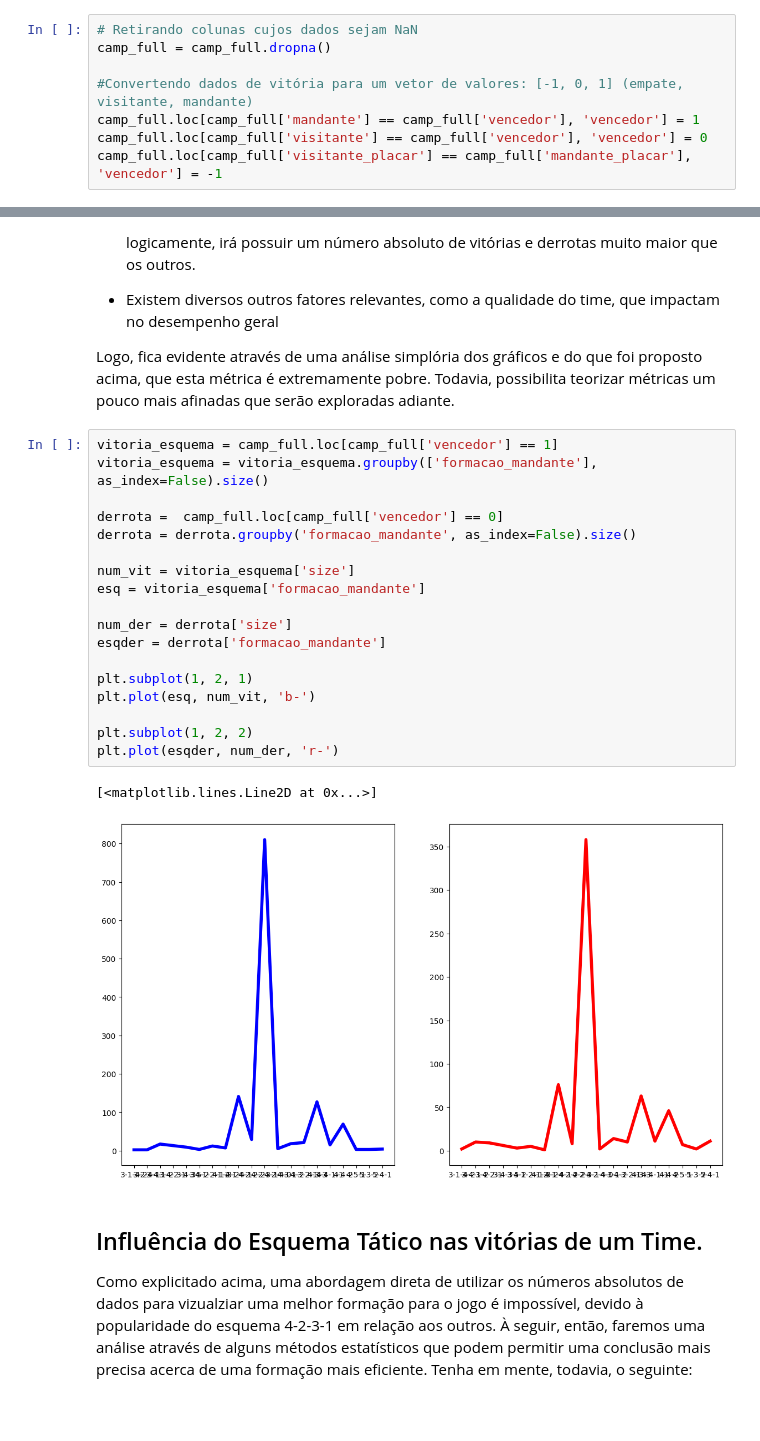
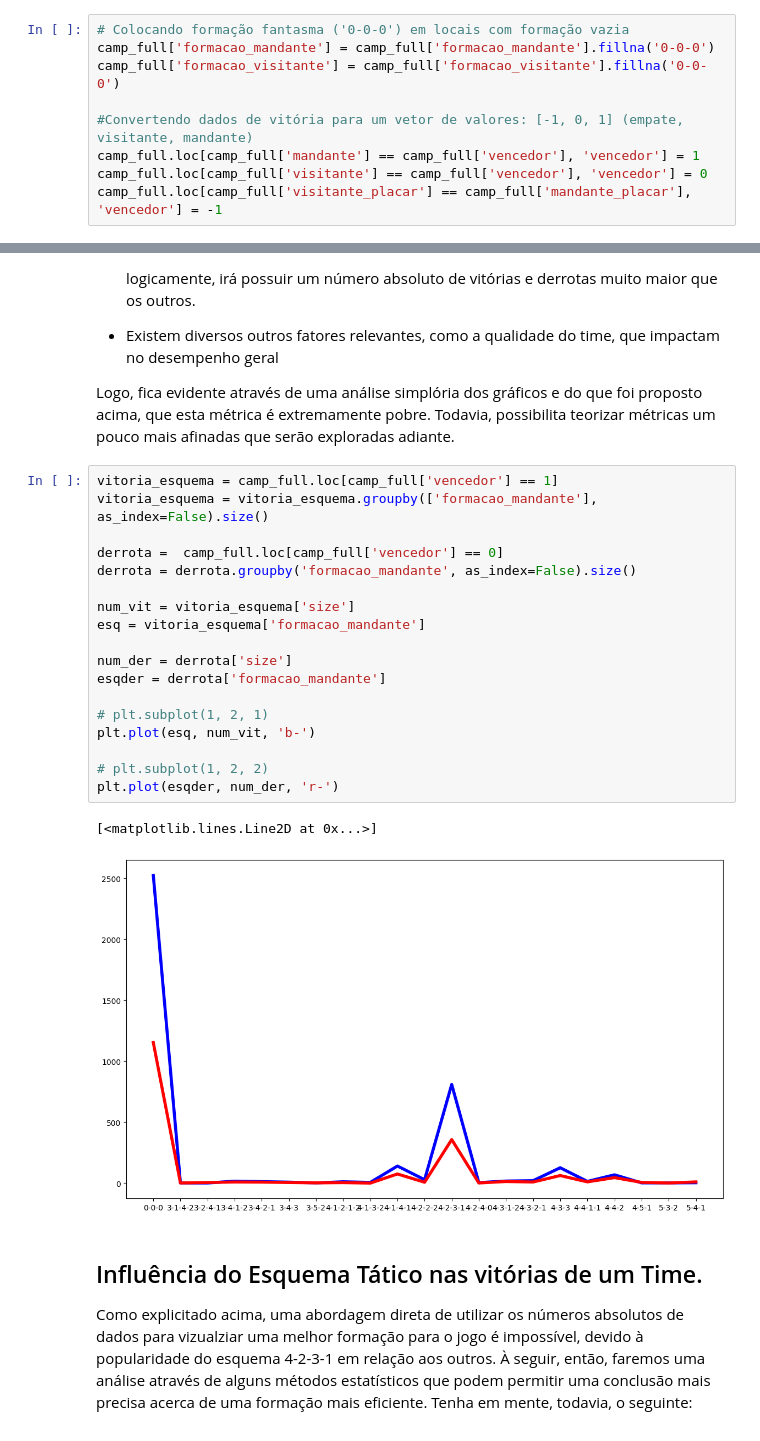
Before and after one commit to Gcastelo01/an-lise-de-forma-es, a Jupyter notebook: Análise.ipynb, the cells around one changed output, grey strips where cells are left out. Cells and saved outputs as stored; diff of their text form.

```diff
--- a/Análise.ipynb
+++ b/Análise.ipynb
@@ -69,8 +69,9 @@ camp_full.head()
 | 3 | 4 | 1 | 2003-03-30 | 16:00 | Domingo | Goias | Paysandu | NaN | ... |
 | 4 | 5 | 1 | 2003-03-30 | 16:00 | Domingo | Internacional | Ponte Preta | NaN | ... |
 # %%
-# Retirando colunas cujos dados sejam NaN
-camp_full = camp_full.dropna()
+# Colocando formação fantasma ('0-0-0') em locais com formação vazia
+camp_full['formacao_mandante'] = camp_full['formacao_mandante'].fillna('0-0-0')
+camp_full['formacao_visitante'] = camp_full['formacao_visitante'].fillna('0-0-0')
 
 #Convertendo dados de vitória para um vetor de valores: [-1, 0, 1] (empate, visitante, mandante)
 camp_full.loc[camp_full['mandante'] == camp_full['vencedor'], 'vencedor'] = 1
@@ -146,24 +147,24 @@ Logo, fica evidente através de uma análise simplória dos gráficos e do que f
 # %%
 vitoria_esquema = camp_full.loc[camp_full['vencedor'] == 1]
 vitoria_esquema = vitoria_esquema.groupby(['formacao_mandante'], as_index=False).size()
 
 derrota =  camp_full.loc[camp_full['vencedor'] == 0]
 derrota = derrota.groupby('formacao_mandante', as_index=False).size()
 
 num_vit = vitoria_esquema['size']
 esq = vitoria_esquema['formacao_mandante']
 
 num_der = derrota['size']
 esqder = derrota['formacao_mandante']
 
-plt.subplot(1, 2, 1)
+# plt.subplot(1, 2, 1)
 plt.plot(esq, num_vit, 'b-')
 
-plt.subplot(1, 2, 2)
+# plt.subplot(1, 2, 2)
 plt.plot(esqder, num_der, 'r-')
 # %% [output]
 [<matplotlib.lines.Line2D at 0x...>]
-[figure, old version]
+[figure, new version]
 # %% [markdown]
 ## Influência do Esquema Tático nas vitórias de um Time.
 
```
Also changed, not shown: parts of 8 cells of this notebook.
